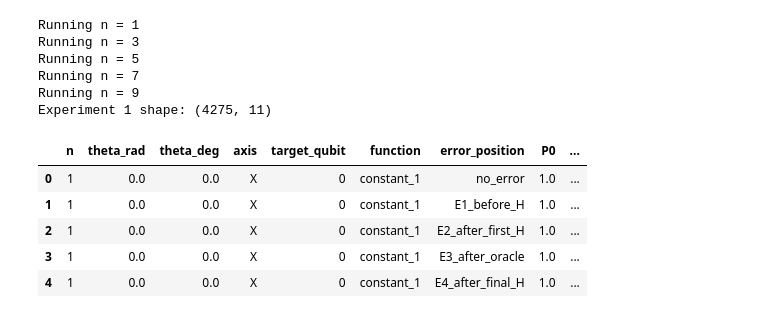
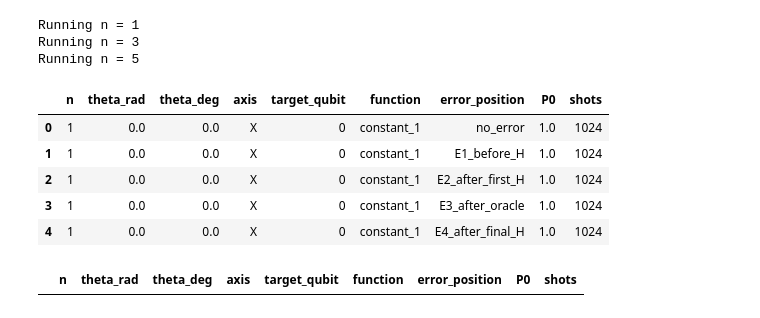
Before and after one commit to Abiyzelalem27/DeutschJozsaNoise, a Jupyter notebook: plot_error_positions.ipynb, the cells around one changed output. Saved outputs shown, nothing was run; the diff lists cells and outputs as text; code cells hidden in the pictures.

```diff
--- a/plot_error_positions.ipynb
+++ b/plot_error_positions.ipynb
@@ -45,96 +35,77 @@ def standard_error(p, shots):
 # %%
-# Experiment 1: Function and axis analysis
+# Run simulation with shots
 
 
-n_values_exp1 = [1, 3, 5, 7, 9]
-theta_values_exp1 = np.radians(np.arange(0, 181, 10))
-
-functions = {
-    "constant_1": qa.deutsch_jozsa.f_constant_1,
-    "constant_0": qa.deutsch_jozsa.f_constant_0,
-    "balanced_parity": qa.deutsch_jozsa.f_balanced_parity,
-}
-
-results_exp1 = []
-
-for n in n_values_exp1:
+results = []
+for n in n_values:
     print("Running n =", n)
 
     target_qubit = n // 2
 
     for function_name, f in functions.items():
 
+        # Original DJA without error
         state_ref = qa.deutsch_jozsa.deutsch_jozsa(n, f)
         samples_ref = qa.deutsch_jozsa.sample_measurements_input(
             state_ref, n, shots
         )
 
         P0_ref = samples_ref[0] / shots
-        success_ref = get_success_probability(function_name, P0_ref)
 
-        for theta in theta_values_exp1:
-            theta_deg = np.degrees(theta)
-
+        for theta in theta_values:
             for axis_name, axis in axes.items():
 
-                results_exp1.append({
+                results.append({
                     "n": n,
                     "theta_rad": theta,
-                    "theta_deg": theta_deg,
+                    "theta_deg": np.degrees(theta),
                     "axis": axis_name,
                     "target_qubit": target_qubit,
                     "function": function_name,
                     "error_position": "no_error",
                     "P0": P0_ref,
-                    "success_probability": success_ref,
-                    "std_error": standard_error(success_ref, shots),
                     "shots": shots,
                 })
 
+                # E1, E2, E3, E4
                 for error_name, error_function in error_positions.items():
 
                     state_error = error_function(
                         n, f, theta, target_qubit, axis
                     )
 
                     samples_error = qa.deutsch_jozsa.sample_measurements_input(
                         state_error, n, shots
                     )
 
                     P0_error = samples_error[0] / shots
-                    success_error = get_success_probability(
-                        function_name, P0_error
-                    )
 
-                    results_exp1.append({
+                    results.append({
                         "n": n,
                         "theta_rad": theta,
-                        "theta_deg": theta_deg,
+                        "theta_deg": np.degrees(theta),
                         "axis": axis_name,
                         "target_qubit": target_qubit,
                         "function": function_name,
                         "error_position": error_name,
                         "P0": P0_error,
-                        "success_probability": success_error,
-                        "std_error": standard_error(success_error, shots),
                         "shots": shots,
                     })
 
-df_functions = pd.DataFrame(results_exp1)
-print("Experiment 1 shape:", df_functions.shape)
+df = pd.DataFrame(results)
 
-df_functions.to_csv("experiment1_function_axis_analysis.csv", index=False)
-df_functions.head()
+df.head()
 # %% [output]
 Running n = 1
 Running n = 3
 Running n = 5
-Running n = 7
-Running n = 9
-Experiment 1 shape: (4275, 11)
-|  | n | theta_rad | theta_deg | axis | target_qubit | function | error_position | P0 | ... |
-| 0 | 1 | 0.0 | 0.0 | X | 0 | constant_1 | no_error | 1.0 | ... |
-| 1 | 1 | 0.0 | 0.0 | X | 0 | constant_1 | E1_before_H | 1.0 | ... |
-| 2 | 1 | 0.0 | 0.0 | X | 0 | constant_1 | E2_after_first_H | 1.0 | ... |
-| 3 | 1 | 0.0 | 0.0 | X | 0 | constant_1 | E3_after_oracle | 1.0 | ... |
-| 4 | 1 | 0.0 | 0.0 | X | 0 | constant_1 | E4_after_final_H | 1.0 | ... |
+|  | n | theta_rad | theta_deg | axis | target_qubit | function | error_position | P0 | shots |
+| 0 | 1 | 0.0 | 0.0 | X | 0 | constant_1 | no_error | 1.0 | 1024 |
+| 1 | 1 | 0.0 | 0.0 | X | 0 | constant_1 | E1_before_H | 1.0 | 1024 |
+| 2 | 1 | 0.0 | 0.0 | X | 0 | constant_1 | E2_after_first_H | 1.0 | 1024 |
+| 3 | 1 | 0.0 | 0.0 | X | 0 | constant_1 | E3_after_oracle | 1.0 | 1024 |
+| 4 | 1 | 0.0 | 0.0 | X | 0 | constant_1 | E4_after_final_H | 1.0 | 1024 |
+# %%
+df[df["n"] == 9].head()
+# %% [output]
+|  | n | theta_rad | theta_deg | axis | target_qubit | function | error_position | P0 | shots |
```
Also changed, not shown: parts of 13 cells of this notebook, 7 other files.
